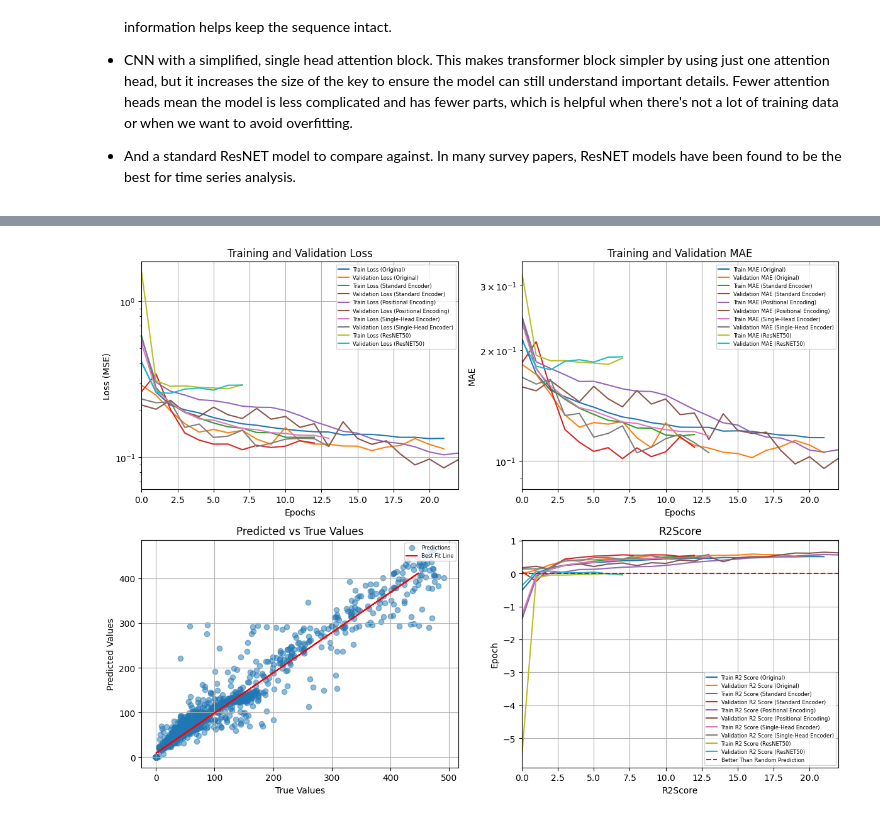
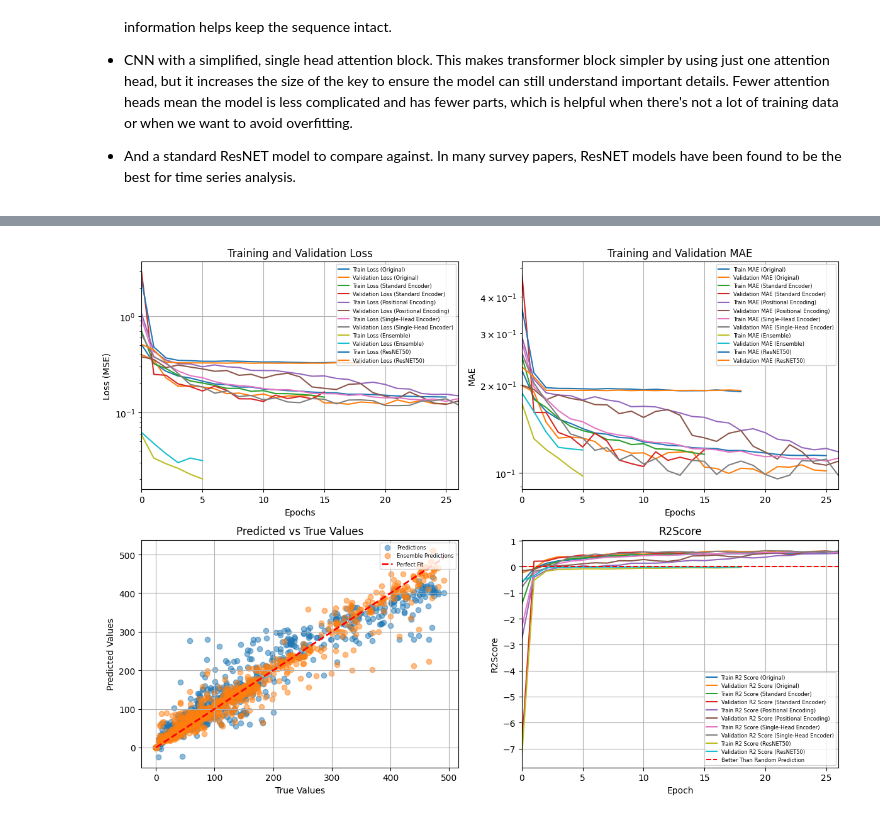
Before and after one commit to Zeos-ctrl/MicroprojectPXT992, a Jupyter notebook: GWBModel.ipynb, the cells around one changed output, grey strips where cells are left out. Cells and saved outputs as stored; diff of their text form; code cells hidden in the pictures.

```diff
--- a/GWBModel.ipynb
+++ b/GWBModel.ipynb
@@ -594,7 +739,7 @@ history_model_v2 = model_v2.fit(
         }
     ),
     epochs=100,
-    batch_size=16,
+    batch_size=32,
     callbacks=[early_stopping_cb, checkpoint_cb]
 )
 
@@ -751,7 +896,7 @@ history_model_v3 = model_v3.fit(
         }
     ),
     epochs=100,
-    batch_size=16,
+    batch_size=32,
     callbacks=[early_stopping_cb, checkpoint_cb]
 )
 
@@ -815,9 +960,10 @@ Total Loss: 0.1118
 # %%
+'''
 X_resnet = np.transpose(data, (0, 2, 1))  # shape: (3000, 1024, 3)
 X_resnet = np.expand_dims(X_resnet, axis=2)  # shape: (3000, 1024, 1, 3)
 X_resnet = np.tile(X_resnet, (1, 1, 32, 1))  # Now shape: (3000, 1024, 32, 3), satisfies min size (32x32)
 
-resnet_train, resnet_temp, resnet_y_train, resnet_y_temp = train_test_split(X_resnet, params, test_size=0.2, random_state=42)
+resnet_train, resnet_temp, resnet_y_train, resnet_y_temp = train_test_split(X_resnet, params, test_size=0.3, random_state=42)
 resnet_val, resnet_test, resnet_y_val, resnet_y_test = train_test_split(resnet_temp, resnet_y_temp, test_size=1/3, random_state=42)
 
 scaler = MinMaxScaler()
@@ -881,7 +1027,7 @@ resnet_history = resnet_model.fit(
         }
     ),
     epochs=100,
-    batch_size=16,
+    batch_size=32,
     callbacks=[early_stopping_cb, checkpoint_cb]
 )
 
@@ -903,4 +1049,5 @@ test_r2score = results[2]
 print(f"Test MAE: {test_mae:.4f}")
 print(f"Test R2 Score: {test_r2score:.4f}")
 print(f"Total Loss: {total_loss:.4f}")
+'''
 # %% [output]
@@ -1007,4 +1151,5 @@ for i in indexes:
     visualize_cam_all_channels(sample_index=i, model=model_v1)
     visualize_cam_all_channels(sample_index=i, model=model_v2)
     visualize_cam_all_channels(sample_index=i, model=model_v3)
+    visualize_cam_all_channels(sample_index=i, model=model_x)
 # %% [output]
@@ -1027,6 +1174,19 @@ y_pred_scaled = np.concatenate(y_pred_scaled, axis=1)
 
 # Reverse the scaling to get predictions back on the original scale:
 y_pred = scaler.inverse_transform(y_pred_scaled)
+
+def ensemble_predict(ensemble_models, X):
+    predictions = {}
+    for key, model in ensemble_models.items():
+        predictions[key] = model.predict(X)
+
+    sorted_keys = sorted(predictions.keys())
+    combined = np.hstack([predictions[k] for k in sorted_keys])
+    return combined
+
+combined_predictions_scaled = ensemble_predict(ensemble_models, X_test)
+combined_predictions = scaler.inverse_transform(combined_predictions_scaled)
+
 
 # Calculate total stats statistics
 def compute_total_stats(history):
@@ -1047,7 +1207,39 @@ total_train_mae_v0, total_val_mae_v0, total_train_r2_v0, total_val_r2_v0 = compu
 total_train_mae_v1, total_val_mae_v1, total_train_r2_v1, total_val_r2_v1 = compute_total_stats(history_model_v1.history)
 total_train_mae_v2, total_val_mae_v2, total_train_r2_v2, total_val_r2_v2 = compute_total_stats(history_model_v2.history)
 total_train_mae_v3, total_val_mae_v3, total_train_r2_v3, total_val_r2_v3 = compute_total_stats(history_model_v3.history)
-total_train_mae_reesnet, total_val_mae_resnet, total_train_r2_resnet, total_val_r2_resnet = compute_total_stats(resnet_history.history)
+total_train_mae_resnet, total_val_mae_resnet, total_train_r2_resnet, total_val_r2_resnet = compute_total_stats(resnet_history.history)
+
+def compute_ensemble_stats(ensemble_histories):
+    # Determine the minimum number of epochs across all histories
+    min_epochs = min(len(hist['loss']) for hist in ensemble_histories.values())
+
+    # Initialize lists for each metric, slicing to the minimum epoch count
+    train_loss_list, val_loss_list = [], []
+    train_mae_list, val_mae_list = [], []
+
+    for hist in ensemble_histories.values():
+        train_loss_list.append(np.array(hist['loss'][:min_epochs]))
+        val_loss_list.append(np.array(hist['val_loss'][:min_epochs]))
+        train_mae_list.append(np.array(hist['mae'][:min_epochs]))
+        val_mae_list.append(np.array(hist['val_mae'][:min_epochs]))
+
+    # Stack the lists into arrays of shape (num_models, min_epochs)
+    train_loss_arr = np.stack(train_loss_list, axis=0)
+    val_loss_arr   = np.stack(val_loss_list, axis=0)
+    train_mae_arr  = np.stack(train_mae_list, axis=0)
+    val_mae_arr    = np.stack(val_mae_list, axis=0)
+
+    # Compute the average over the models (axis=0)
+    avg_train_loss = np.mean(train_loss_arr, axis=0)
+    avg_val_loss   = np.mean(val_loss_arr, axis=0)
+    avg_train_mae  = np.mean(train_mae_arr, axis=0)
+    avg_val_mae    = np.mean(val_mae_arr, axis=0)
+
+    return avg_train_loss, avg_val_loss, avg_train_mae, avg_val_mae
+
+# build a dictionary of history dictionaries.
+ensemble_histories = {key: value.history for key, value in histories.items()}
+ensemble_train_loss, ensemble_val_loss, ensemble_train_mae, ensemble_val_mae = compute_ensemble_stats(ensemble_histories)
 
 fig, axes = plt.subplots(2, 2, figsize=(12, 9))
 
@@ -1060,6 +1252,8 @@ axes[0, 0].plot(history_model_v2.history['loss'], label=['Train Loss (Positional
 axes[0, 0].plot(history_model_v2.history['val_loss'], label=['Validation Loss (Positional Encoding)'])
 axes[0, 0].plot(history_model_v3.history['loss'], label=['Train Loss (Single-Head Encoder)'])
 axes[0, 0].plot(history_model_v3.history['val_loss'], label=['Validation Loss (Single-Head Encoder)'])
+axes[0, 0].plot(ensemble_train_loss, label='Train Loss (Ensemble)')
+axes[0, 0].plot(ensemble_val_loss, label='Validation Loss (Ensemble)')
 axes[0, 0].plot(resnet_history.history['loss'], label='Train Loss (ResNET50)')
 axes[0, 0].plot(resnet_history.history['val_loss'], label='Validation Loss (ResNET50)')
 axes[0, 0].set_xlim([0, len(history_model_v0.history['loss'])])
@@ -1079,7 +1273,9 @@ axes[0, 1].plot(total_train_mae_v2, label=['Train MAE (Positional Encoding)'])
 axes[0, 1].plot(total_val_mae_v2, label=['Validation MAE (Positional Encoding)'])
 axes[0, 1].plot(total_train_mae_v3, label=['Train MAE (Single-Head Encoder)'])
 axes[0, 1].plot(total_val_mae_v3, label=['Validation MAE (Single-Head Encoder)'])
-axes[0, 1].plot(total_train_mae_reesnet, label='Train MAE (ResNET50)')
+axes[0, 1].plot(ensemble_train_mae, label='Train MAE (Ensemble)')
+axes[0, 1].plot(ensemble_val_mae, label='Validation MAE (Ensemble)')
+axes[0, 1].plot(total_train_mae_resnet, label='Train MAE (ResNET50)')
 axes[0, 1].plot(total_val_mae_resnet, label='Validation MAE (ResNET50)')
 axes[0, 1].set_yscale('log')
 axes[0, 1].set_xlim([0, len(history_model_v0.history['loss'])])
@@ -1091,8 +1287,8 @@ axes[0, 1].grid(True)
 
 # Prediction vs True Values Scatter Plot with Line of Best Fit
 axes[1, 0].scatter(y_test, y_pred, alpha=0.5, label="Predictions")
-m, b = np.polyfit(y_test.flatten(), y_pred.flatten(), 1)
-axes[1, 0].plot(y_test[4], m * y_test[4] + b, color="red", label="Best Fit Line")
+axes[1, 0].scatter(y_test, combined_predictions, alpha=0.5, label="Ensemble Predictions")
+axes[1, 0].plot([y_test.min(), y_test.max()], [y_test.min(), y_test.max()], '--', lw=2, label="Perfect Fit", color="red")
 axes[1, 0].set_xlabel("True Values")
 axes[1, 0].set_ylabel("Predicted Values")
 axes[1, 0].set_title("Predicted vs True Values")
@@ -1111,8 +1307,8 @@ axes[1, 1].plot(total_val_r2_v3, label=['Validation R2 Score (Single-Head Encode
 axes[1, 1].plot(total_train_r2_resnet, label='Train R2 Score (ResNET50)')
 axes[1, 1].plot(total_val_r2_resnet, label='Validation R2 Score (ResNET50)')
 axes[1, 1].axhline(y=0, color='r', linestyle='--', label='Better Than Random Prediction')
-axes[1, 1].set_xlabel("R2Score")
-axes[1, 1].set_ylabel("Epoch")
+axes[1, 1].set_xlabel("Epoch")
+axes[1, 1].set_ylabel("R2Score")
 axes[1, 1].set_xlim([0, len(history_model_v0.history['loss'])])
 axes[1, 1].set_title("R2Score")
 axes[1, 1].legend(loc=4, prop={'size': 6})
@@ -1126 +1327 @@ plt.show()
-[figure, old version]
+[figure, new version]
```
Also changed, not shown: parts of 11 cells of this notebook.
